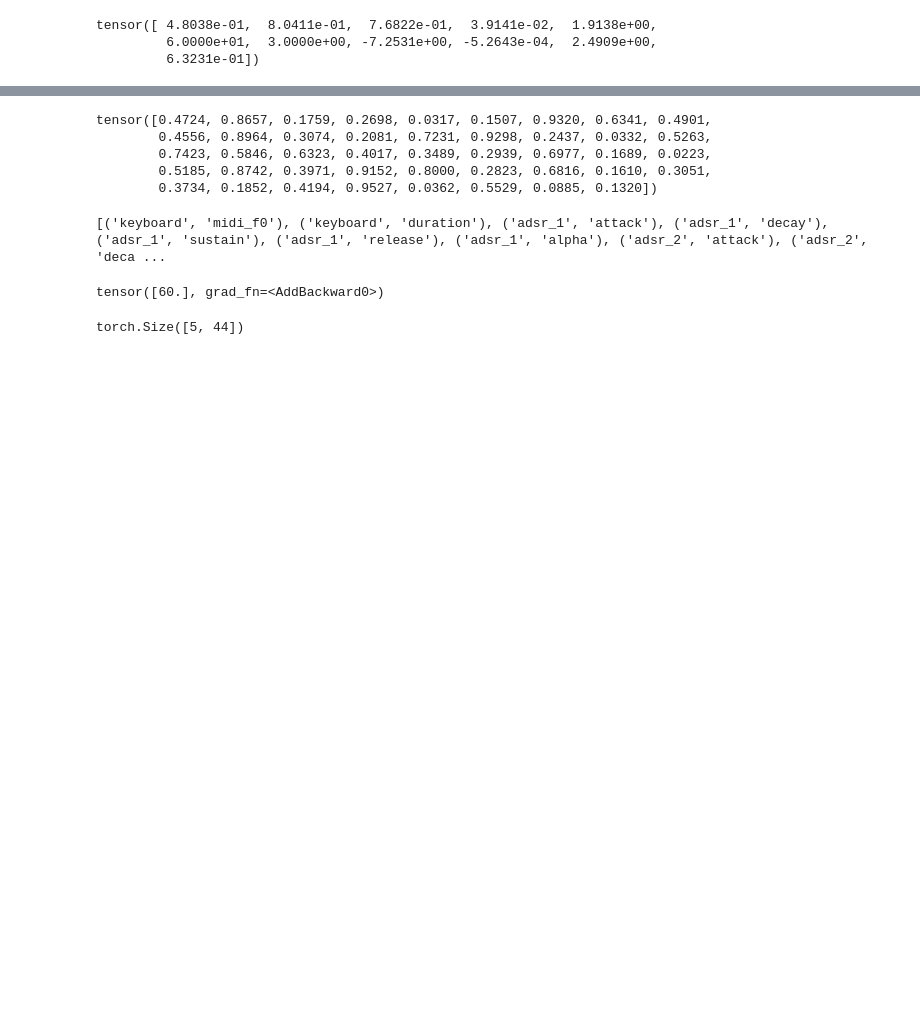
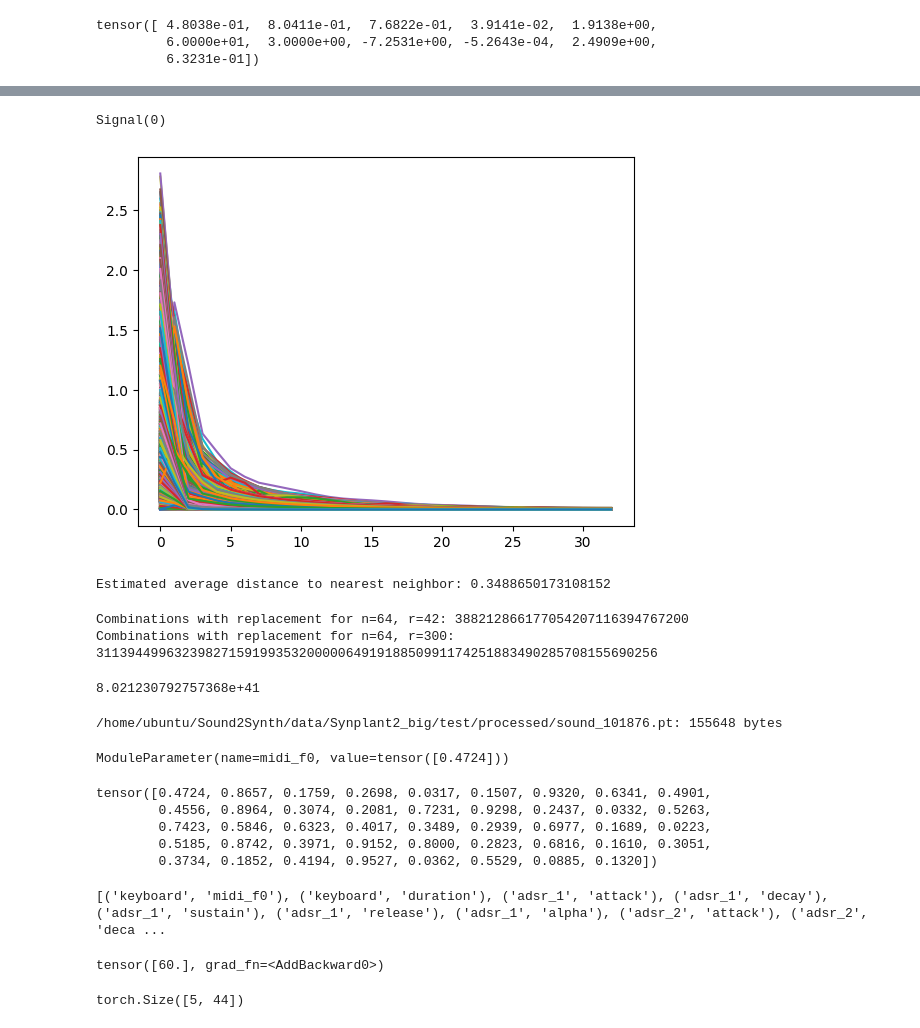
Before and after one commit to rtavasso1/Sound2Synth, a Jupyter notebook: scratch.ipynb, the cells around one changed output, grey strips where cells are left out. Saved outputs shown, nothing was run; the diff lists cells and outputs as text; code cells hidden in the pictures; blank space fills up the shorter version.

Commit message:
WIP debugging differentiability thru synth

```diff
--- a/scratch.ipynb
+++ b/scratch.ipynb
@@ -113,3 +257,83 @@ AttributeError: 'list' object has no attribute 'items'
+# %%
+pred_stft.isnan().sum()
+# %% [output]
+Signal(0)
+# %%
+import matplotlib.pyplot as plt
+# plt.plot(true_audio[0].detach().numpy())
+# plt.plot(pred_audio[0].detach().numpy())
+plt.plot(pred_stft[0].detach().numpy())
+plt.show()
+# %% [output]
+[figure, added]
+# %%
+import math
+
+def estimate_avg_nearest_neighbor_distance(n, k):
+    return math.gamma(1 + 1/k) * (n ** (-1/k))
+
+# Example usage
+n = 8000 # number of samples
+k = 9     # number of dimensions
+avg_distance = estimate_avg_nearest_neighbor_distance(n, k)
+print(f"Estimated average distance to nearest neighbor: {avg_distance}")
+# %% [output]
+Estimated average distance to nearest neighbor: 0.3488650173108152
+# %%
+import math
+
+def combinations_with_replacement(n, r):
+    return math.comb(n + r - 1, r)
+
+# 1. n=8000, r=9
+n1, r1 = 64, 42
+result1 = combinations_with_replacement(n1, r1)
+print(f"Combinations with replacement for n={n1}, r={r1}: {result1}")
+
+# 2. n=8000, r=42
+n2, r2 = 64, 300
+result2 = combinations_with_replacement(n2, r2)
+print(f"Combinations with replacement for n={n2}, r={r2}: {result2}")
+result2/result1
+# %% [output]
+Combinations with replacement for n=64, r=42: 388212866177054207116394767200
+Combinations with replacement for n=64, r=300: 311394499632398271591993532000006491918850991174251883490285708155690256
+8.021230792757368e+41
+# %%
+import os
+
+def get_file_sizes(folder_path):
+    file_sizes = {}
+
+    for root, dirs, files in os.walk(folder_path):
+        for file in files:
+            file_path = os.path.join(root, file)
+            try:
+                file_size = os.path.getsize(file_path)
+                file_sizes[file_path] = file_size
+            except OSError as e:
+                print(f"Error getting size of {file_path}: {e}")
+
+    return file_sizes
+
+folder_path = '/home/ubuntu/Sound2Synth/data/Synplant2_big/test/processed'  # Replace with your folder path
+file_sizes = get_file_sizes(folder_path)
+
+for file_path, size in file_sizes.items():
+    if size == 155648:
+        print(f"{file_path}: {size} bytes")
+# print(set(file_sizes.values()))
+# %% [output]
+/home/ubuntu/Sound2Synth/data/Synplant2_big/test/processed/sound_101876.pt: 155648 bytes
+# %%
+from dataset.chains import SimpleSynth
+from torchsynth.config import SynthConfig
+
+synth = SimpleSynth(SynthConfig(batch_size=1, sample_rate=48000, reproducible=False))
+synth.keyboard.torchparameters.midi_f0
+# print(synth.monophonic_keyboard.torchparameters.midi_f0)
+# %% [output]
+ModuleParameter(name=midi_f0, value=tensor([0.4724]))
 # %%
 torch.load('/home/ubuntu/Sound2Synth/data/Synplant2/train/processed/sound_0.pt')['label'][0]
 # %% [output]
```
Also changed, not shown: parts of 5 cells of this notebook, 4 other files.
